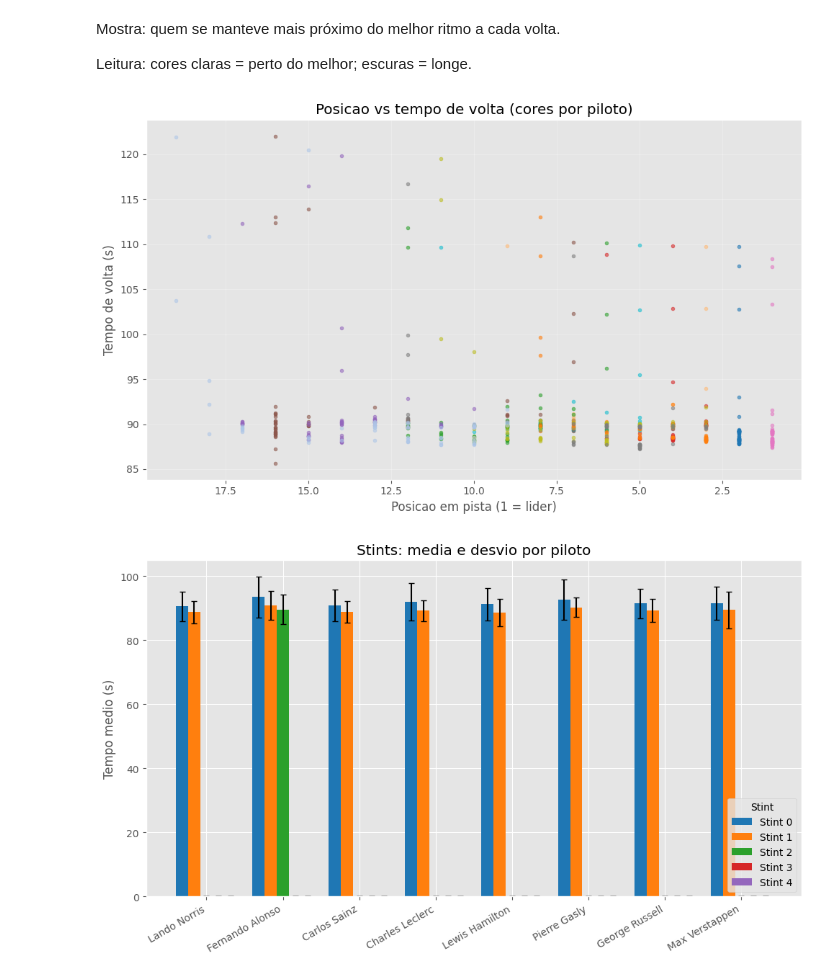
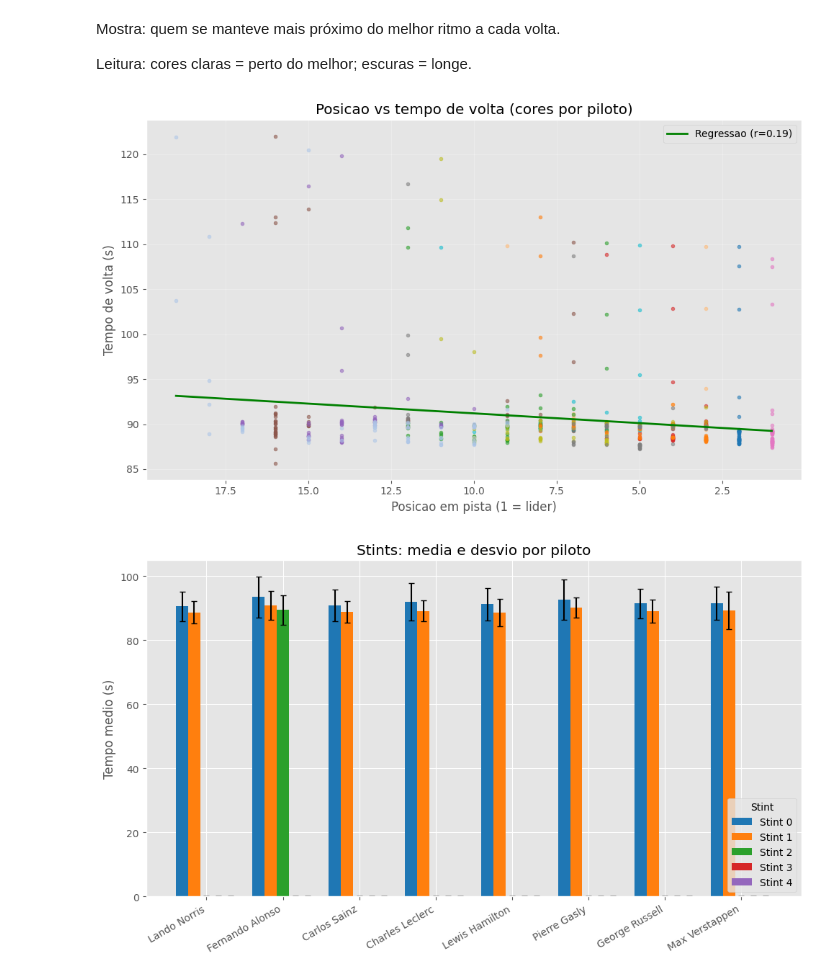
Before and after one commit to Julio1099/formula1-analytics, a Jupyter notebook: Notebooks/Analise_PySpark.ipynb, the cells around one changed output. Cells and saved outputs as stored; diff of their text form; code cells hidden in the pictures.

```diff
--- a/Notebooks/Analise_PySpark.ipynb
+++ b/Notebooks/Analise_PySpark.ipynb
@@ -692,6 +656,9 @@ if pit is not None:
 else:
     b = b.withColumn('pit_flag', F.lit(0))
 b = b.withColumn('stint', F.sum(F.col('pit_flag')).over(w_cum))
+# Excluir pit laps da media movel
+b = b.withColumn('ms_valid', F.when(F.col('pit_flag')==1, None).otherwise(F.col('ms')))
+b = b.withColumn('roll_ms', F.avg('ms_valid').over(w_roll))
 b = b.withColumn('roll_ms', F.avg('ms').over(w_roll))
 
 # Plot
@@ -775,29 +743,41 @@ Leitura: cores claras = perto do melhor; escuras = longe.
 # %%
 # Scatter: posicao em pista vs tempo de volta (cor por piloto)
 from pyspark.sql import functions as F
 from pyspark.sql import SparkSession as _SparkSession
 import matplotlib.pyplot as plt
 if 'spark' not in globals() or not isinstance(spark, _SparkSession):
     raise RuntimeError('Sessao Spark nao encontrada. Execute as celulas 1-4.')
 if 'selected_race' not in globals():
     raise RuntimeError('selected_race nao encontrada. Execute as celulas 1-4.')
 TOP_DRIVERS = 12
 df = selected_race.select('driver_full_name','position', (F.col('milliseconds')/1000.0).alias('lap_s')).where(F.col('lap_s').isNotNull())
 top = (selected_race.groupBy('driver_full_name').agg(F.count('*').alias('laps')).orderBy(F.col('laps').desc()).limit(TOP_DRIVERS).collect())
 keep = set([r['driver_full_name'] for r in top])
 rows = df.where(F.col('driver_full_name').isin(list(keep))).collect()
+xs = []; ys = []
+for r in rows:
+    if r['position'] is not None:
+        xs.append(int(r['position'])); ys.append(float(r['lap_s']))
+import numpy as _np
+corr = float(_np.corrcoef(_np.array(xs, dtype=float), _np.array(ys, dtype=float))[0,1]) if len(xs)>=2 else None
+coeff = _np.polyfit(_np.array(xs, dtype=float), _np.array(ys, dtype=float), 1) if len(xs)>=2 else None
 names = sorted(list(keep))
 colors = ['#1f77b4','#ff7f0e','#2ca02c','#d62728','#9467bd','#8c564b','#e377c2','#7f7f7f','#bcbd22','#17becf','#aec7e8','#ffbb78']
 color_map = {name: colors[i % len(colors)] for i, name in enumerate(names)}
 plt.figure(figsize=(10,6))
 for r in rows:
     name = r['driver_full_name']; pos = int(r['position']) if r['position'] is not None else None; val = float(r['lap_s'])
     if pos is None: continue
     plt.scatter(pos, val, s=12, alpha=0.6, color=color_map.get(name, '#333333'))
 plt.gca().invert_xaxis(); plt.xlabel('Posicao em pista (1 = lider)'); plt.ylabel('Tempo de volta (s)')
+if coeff is not None:
+    x_line = _np.linspace(float(min(xs)), float(max(xs)), 100)
+    y_line = coeff[0]*x_line + coeff[1]
+    plt.plot(x_line, y_line, color='green', linewidth=2, label=(f'Regressao (r={corr:.2f})' if corr is not None else 'Regressao'))
+    plt.legend()
 plt.title('Posicao vs tempo de volta (cores por piloto)'); plt.grid(alpha=0.3); plt.tight_layout(); plt.show()
 # %% [output]
-[figure, old version]
+[figure, new version]
 # %%
 # Stints: barras por piloto com media e desvio por stint (sem pandas)
 from pyspark.sql import functions as F, Window
```
Also changed, not shown: parts of 5 cells of this notebook, 1 other file.
